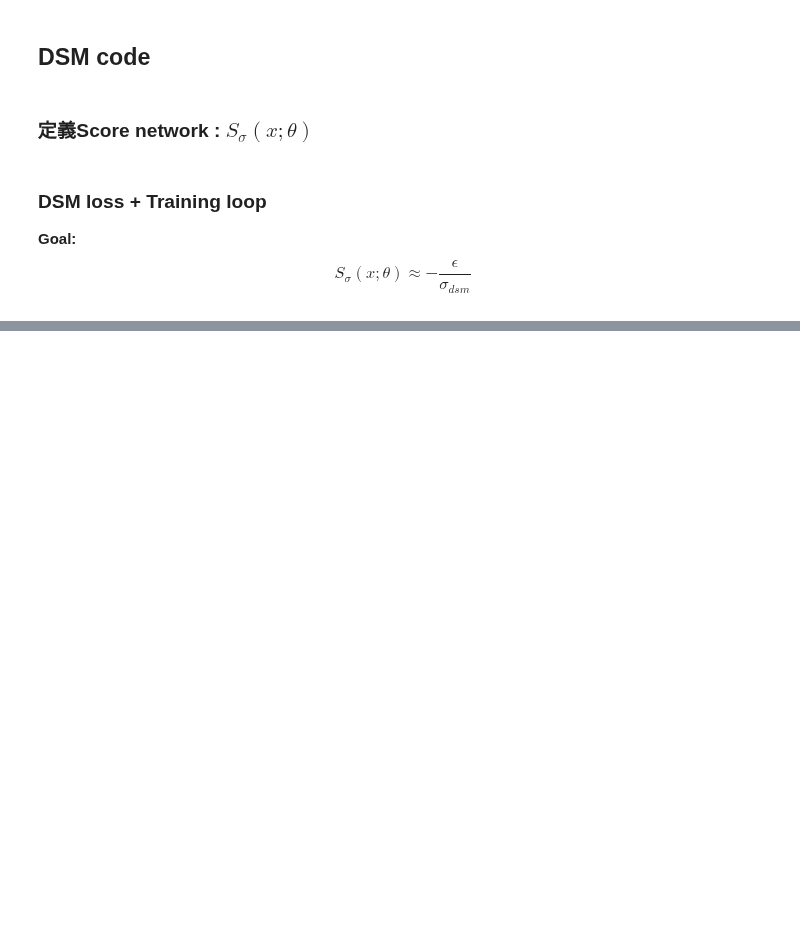
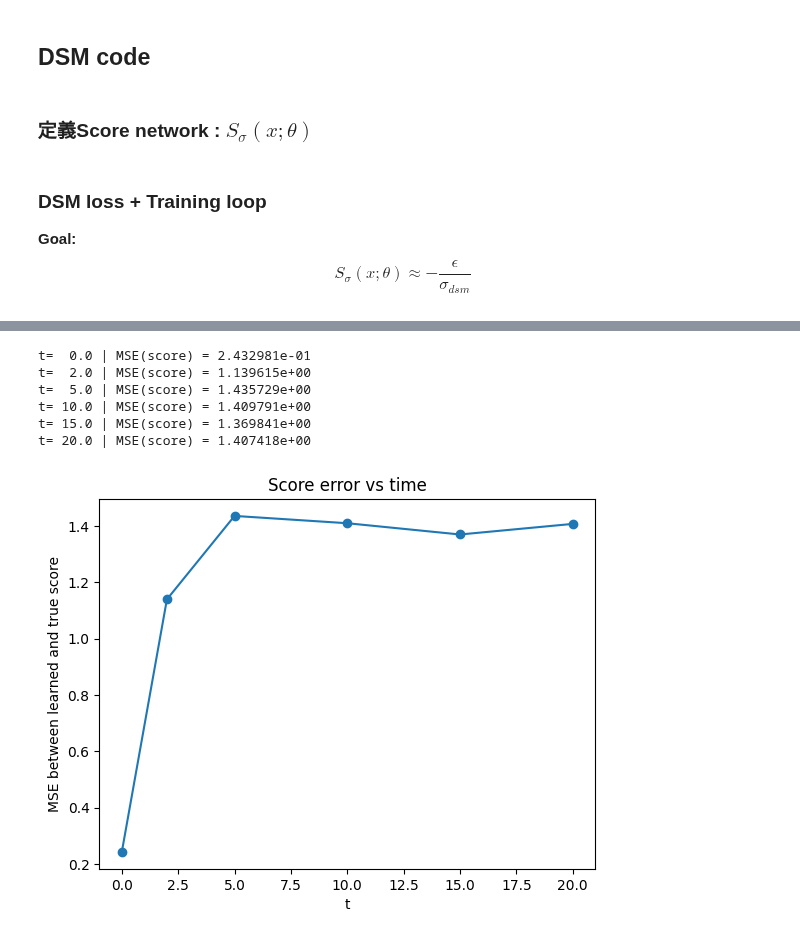
Before and after one commit to XuanWeiWang-999/2025Autumn_ML-project-DiffusionModel_02, a Jupyter notebook: 20251126_code/1D Gaussian_DSM.ipynb, the cells around one changed output, grey strips where cells are left out. Saved outputs shown, nothing was run; the diff lists cells and outputs as text; code cells hidden in the pictures; blank space fills up the shorter version.

```diff
--- a/20251126_code/1D Gaussian_DSM.ipynb
+++ b/20251126_code/1D Gaussian_DSM.ipynb
@@ -196,0 +219,43 @@ KeyboardInterrupt:
+# %%
+###  跟真實OU score 比較(MSE loss)
+def eval_score_mse_at_t(t_eval, n_points=2000):
+    # 固定 t_eval 抽一堆x_t
+    t_arr = np.full((n_points, 1), t_eval, dtype=np.float32)
+    m=mean_t(t_arr)
+    v=var_t(t_arr)
+    x_arr = m+np.sqrt(v)*np.random.randn(n_points, 1).astype(np.float32)
+
+    # true score
+    s_true=true_score_np(x_arr, t_arr)  ## (N,1)
+
+    # Model score
+    x=torch.from_numpy(x_arr).to(device)
+    t=torch.from_numpy(t_arr).to(device)
+    model.eval()
+    with torch.no_grad():
+        s_hat = model(x,t).cpu().numpy()
+
+    mse=np.mean((s_hat-s_true)**2)
+
+    return mse, x_arr, s_true, s_hat
+
+t_list=[0.0, 2.0, 5.0, 10.0, 15.0, 20.0]
+mses=[]
+for t_eval in t_list:
+    mse, _, _, _=eval_score_mse_at_t(t_eval)
+    mses.append(mse)
+    print(f"t= {t_eval:4.1f} | MSE(score) = {mse:.6e}")
+
+plt.plot(t_list, mses, marker="o")
+plt.xlabel("t")
+plt.ylabel("MSE between learned and true score")
+plt.title("Score error vs time")
+plt.show()
+# %% [output]
+t=  0.0 | MSE(score) = 2.432981e-01
+t=  2.0 | MSE(score) = 1.139615e+00
+t=  5.0 | MSE(score) = 1.435729e+00
+t= 10.0 | MSE(score) = 1.409791e+00
+t= 15.0 | MSE(score) = 1.369841e+00
+t= 20.0 | MSE(score) = 1.407418e+00
+[figure, added]
```
Also changed, not shown: parts of 6 cells of this notebook.
